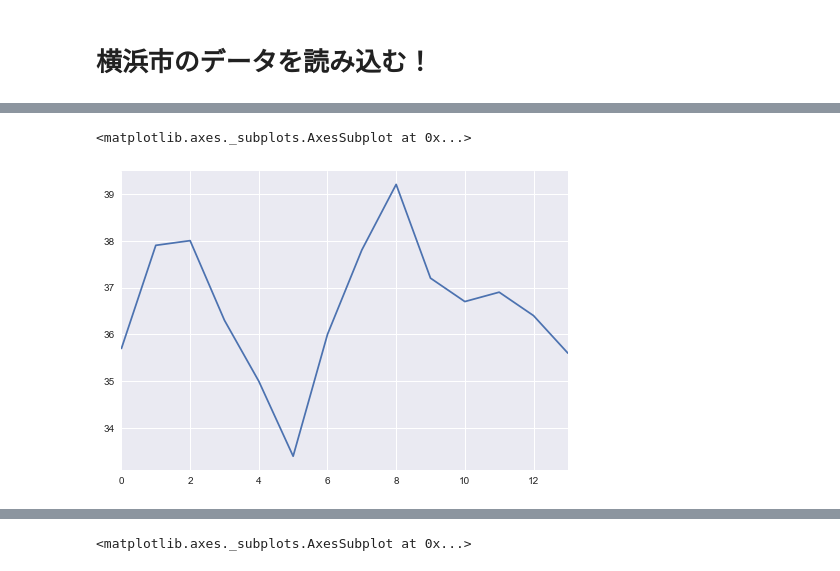
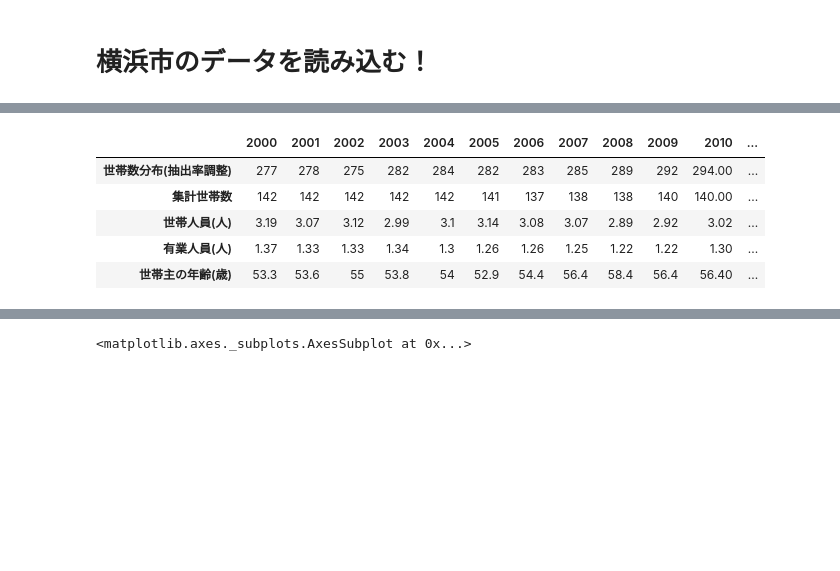
Before and after one commit to taishiroyamada/graduation_thesis_dayo, a Jupyter notebook: sotsuron_data4.ipynb, the cells around one changed output, grey strips where cells are left out. Drawn from its saved outputs; the diff is of its cells as text; code cells hidden in the pictures; blank space fills up the shorter version.

```diff
--- a/sotsuron_data4.ipynb
+++ b/sotsuron_data4.ipynb
@@ -243,5 +201,9 @@ yt_data
-# %%
-yt_data['money'].plot()
-# %% [output]
-<matplotlib.axes._subplots.AxesSubplot at 0x...>
-[figure, removed]
+# %%
+econ.head()
+# %% [output]
+|  | 2000 | 2001 | 2002 | 2003 | 2004 | 2005 | 2006 | 2007 | 2008 | 2009 | 2010 | ... |
+| 世帯数分布(抽出率調整) | 277 | 278 | 275 | 282 | 284 | 282 | 283 | 285 | 289 | 292 | 294.00 | ... |
+| 集計世帯数 | 142 | 142 | 142 | 142 | 142 | 141 | 137 | 138 | 138 | 140 | 140.00 | ... |
+| 世帯人員(人) | 3.19 | 3.07 | 3.12 | 2.99 | 3.1 | 3.14 | 3.08 | 3.07 | 2.89 | 2.92 | 3.02 | ... |
+| 有業人員(人) | 1.37 | 1.33 | 1.33 | 1.34 | 1.3 | 1.26 | 1.26 | 1.25 | 1.22 | 1.22 | 1.30 | ... |
+| 世帯主の年齢(歳) | 53.3 | 53.6 | 55 | 53.8 | 54 | 52.9 | 54.4 | 56.4 | 58.4 | 56.4 | 56.40 | ... |
```
Also changed, not shown: parts of 10 cells of this notebook, 1 other file.
